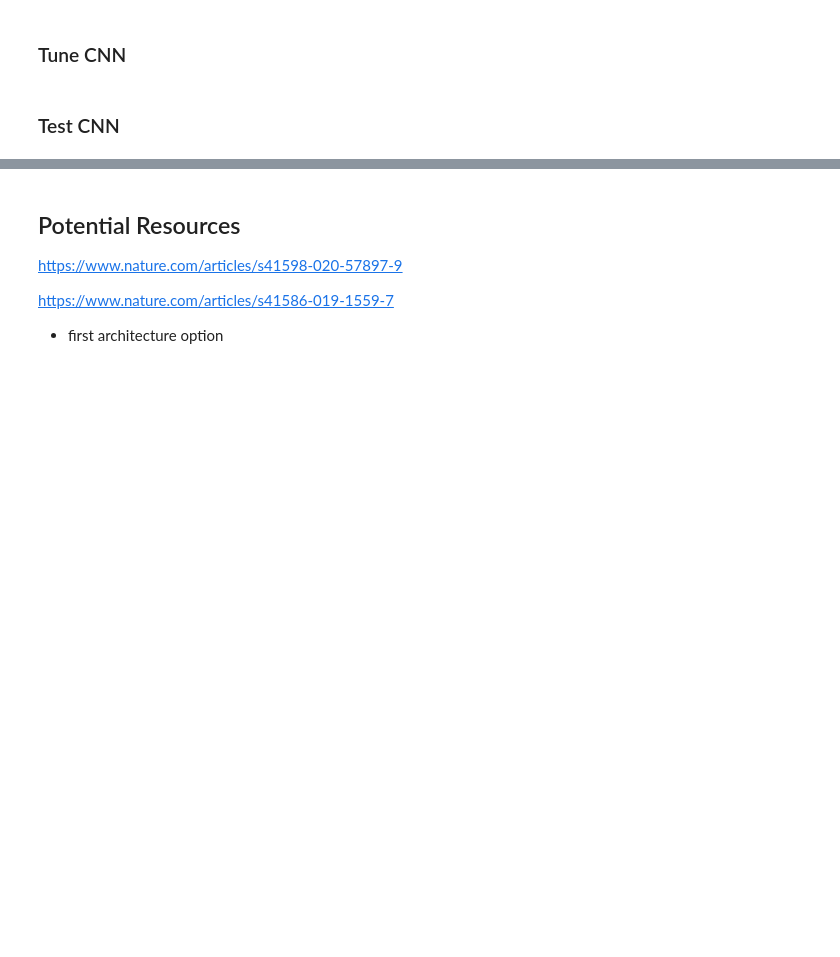
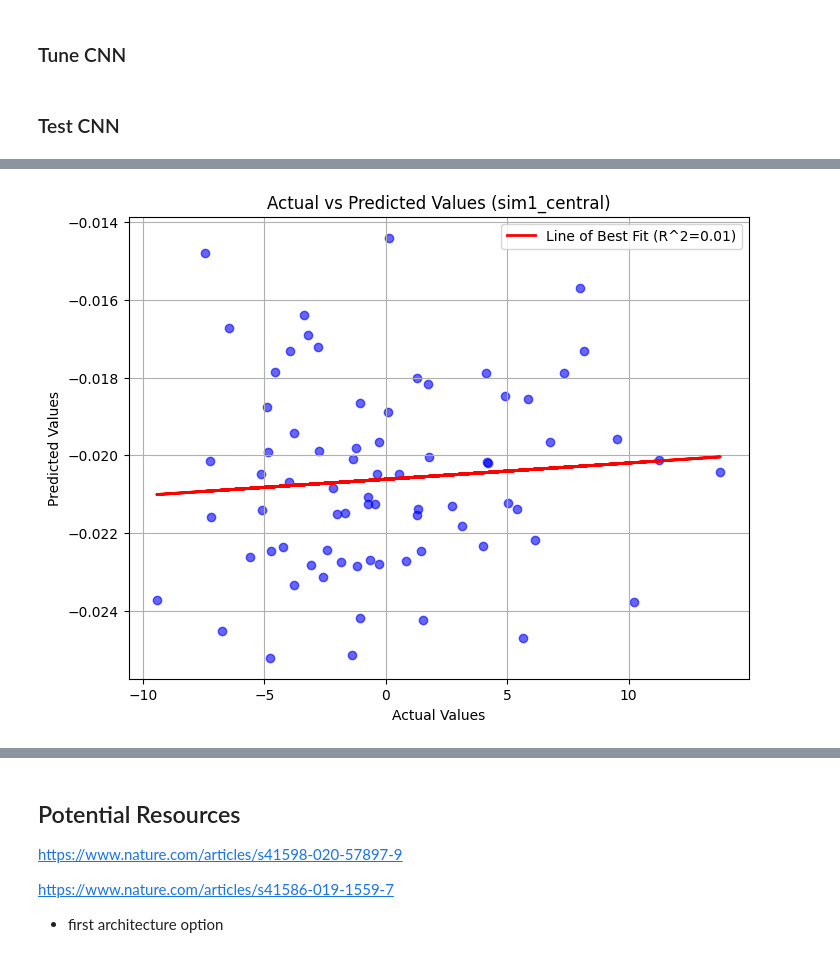
Before and after one commit to mtvaden1/California_Climate_Capstone, a Jupyter notebook: modeling/BuildCNN.ipynb, the cells around one changed output, grey strips where cells are left out. Cells and saved outputs as stored; diff of their text form; code cells hidden in the pictures; blank space fills up the shorter version.

```diff
--- a/modeling/BuildCNN.ipynb
+++ b/modeling/BuildCNN.ipynb
@@ -333,0 +370,22 @@ plt.show()
+# %%
+sim1_central_predicted = predicted_data[:74, 0]
+sim1_central_actual = actual_data[:74, 0]
+# %%
+# Fit linear regression model
+regression_model = LinearRegression()
+regression_model.fit(sim1_central_actual.reshape(-1, 1), sim1_central_predicted.reshape(-1, 1))
+predicted_values = regression_model.predict(sim1_central_actual.reshape(-1, 1))
+r2_value = r2_score(sim1_central_predicted, predicted_values)
+
+# Plot scatter plot with line of best fit
+plt.figure(figsize=(8, 6))
+plt.scatter(sim1_central_actual, sim1_central_predicted, color='blue', alpha=0.6)
+plt.plot(sim1_central_actual, predicted_values, color='red', linewidth=2, label=f'Line of Best Fit (R^2={r2_value:.2f})')
+plt.title('Actual vs Predicted Values (sim1_central)')
+plt.xlabel('Actual Values')
+plt.ylabel('Predicted Values')
+plt.grid(True)
+plt.legend()
+plt.show()
+# %% [output]
+[figure, added]
```
Also changed, not shown: parts of 36 cells of this notebook.
